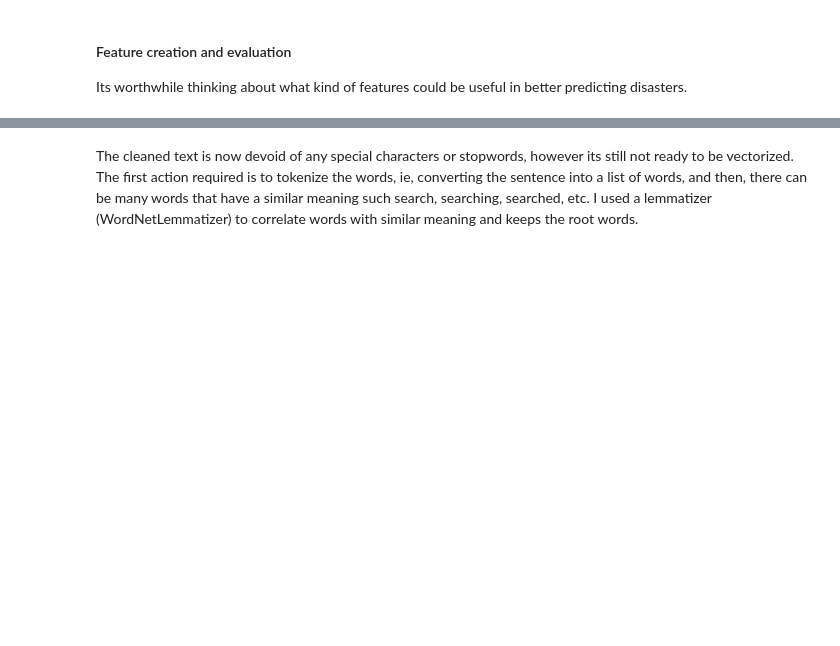
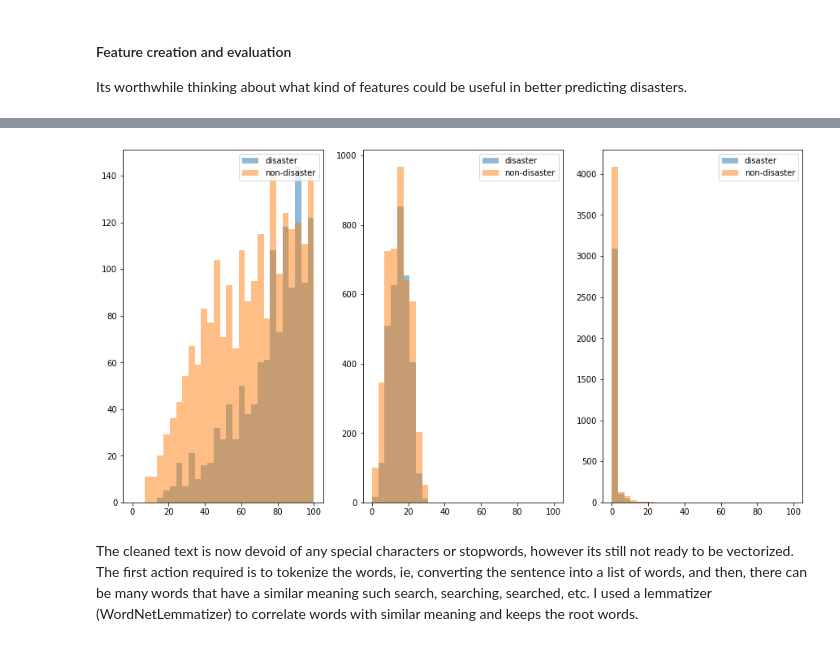
Before and after one commit to yepterence/Project-Cymopolea, a Jupyter notebook: text-processing.ipynb, the cells around one changed output, grey strips where cells are left out. Drawn from its saved outputs; the diff is of its cells as text; code cells hidden in the pictures; blank space fills up the shorter version.

Commit message:
rearranged plots, extracting features

```diff
--- a/text-processing.ipynb
+++ b/text-processing.ipynb
@@ -175,3 +170,32 @@ X_train.head(10)
+# %%
+# Length of text
+raw_['doc_len'] = raw_['text'].apply(len)
+raw_['word_count'] = raw_['text'].apply(lambda x: len(x.split()))
+# Number of caps per tweet
+raw_['CAPS_len'] = raw_['text'].apply(lambda x:
+                                   len([word for word in x.split() if word.isupper()])
+                                  )
+
+bins = np.linspace(0, 100, 30)
+features_ = raw_.columns
+targets_ = y_train.unique()
+
+fig, ax = plt.subplots(1,3, figsize=(15,8))
+# plt.subplot(1,3,1) # 1 line, 2 rows, index nr 1 (first position in the subplot)
+ax[0].hist(raw_[raw_['target']==1]['doc_len'], bins, alpha=0.5, label='disaster')
+ax[0].hist(raw_[raw_['target']==0]['doc_len'], bins, alpha=0.5, label='non-disaster')
+ax[0].legend(loc='upper right')
+# plt.subplot(1, 3, 2)
+ax[1].hist(raw_[raw_['target']==1]['word_count'], bins, alpha=0.5, label='disaster')
+ax[1].hist(raw_[raw_['target']==0]['word_count'], bins, alpha=0.5, label='non-disaster')
+ax[1].legend(loc='upper right')
+# plt.subplot(1,3,3)
+ax[2].hist(raw_[raw_['target']==1]['CAPS_len'], bins, alpha=0.5, label='disaster')
+ax[2].hist(raw_[raw_['target']==0]['CAPS_len'], bins, alpha=0.5, label='non-disaster')
+ax[2].legend(loc='upper right')
+plt.show()
+# %% [output]
+[figure, added]
 # %% [markdown]
 The cleaned text is now devoid of any special characters or stopwords, however its still not ready to be vectorized. The first action required is to tokenize the words, ie, converting the sentence into a list of words, and then, there can be many words that have a similar meaning such search, searching, searched, etc. I used a lemmatizer (WordNetLemmatizer) to correlate words with similar meaning and keeps the root words.
 # %%
```
Also changed, not shown: parts of 14 cells of this notebook.
